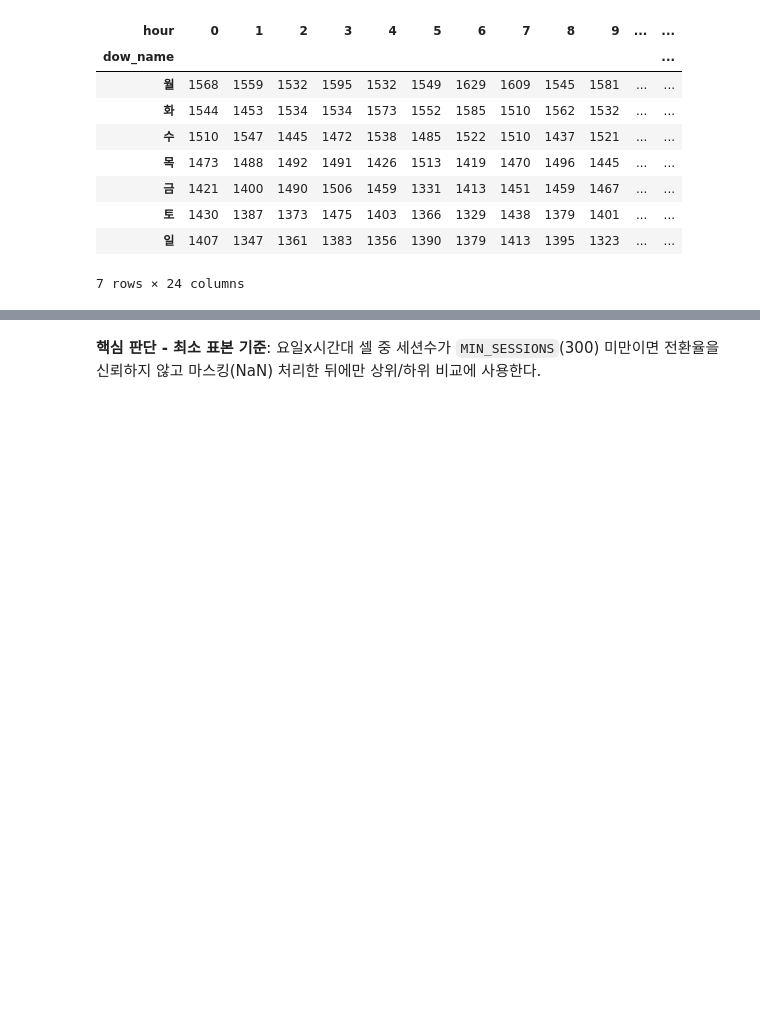
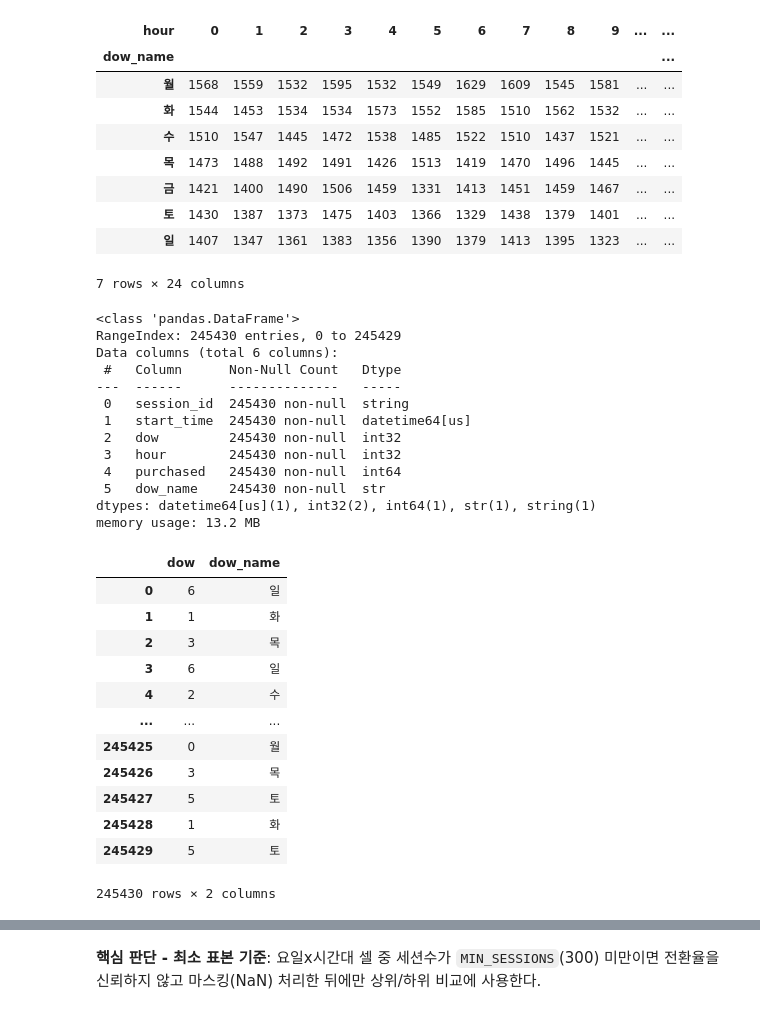
Before and after one commit to dioswifey/pandas_dev, a Jupyter notebook: Marketing30/funnel09.ipynb, the cells around one changed output, grey strips where cells are left out. Saved outputs shown, nothing was run; the diff lists cells and outputs as text; code cells hidden in the pictures; blank space fills up the shorter version.

```diff
--- a/Marketing30/funnel09.ipynb
+++ b/Marketing30/funnel09.ipynb
@@ -81,6 +122,36 @@ pivot_sessions
 | 토 | 1430 | 1387 | 1373 | 1475 | 1403 | 1366 | 1329 | 1438 | 1379 | 1401 | ... | ... |
 | 일 | 1407 | 1347 | 1361 | 1383 | 1356 | 1390 | 1379 | 1413 | 1395 | 1323 | ... | ... |
 7 rows × 24 columns
+# %%
+sess.info()
+sess[["dow", "dow_name"]]
+# %% [output]
+<class 'pandas.DataFrame'>
+RangeIndex: 245430 entries, 0 to 245429
+Data columns (total 6 columns):
+ #   Column      Non-Null Count   Dtype
+---  ------      --------------   -----
+ 0   session_id  245430 non-null  string
+ 1   start_time  245430 non-null  datetime64[us]
+ 2   dow         245430 non-null  int32
+ 3   hour        245430 non-null  int32
+ 4   purchased   245430 non-null  int64
+ 5   dow_name    245430 non-null  str
+dtypes: datetime64[us](1), int32(2), int64(1), str(1), string(1)
+memory usage: 13.2 MB
+|  | dow | dow_name |
+| 0 | 6 | 일 |
+| 1 | 1 | 화 |
+| 2 | 3 | 목 |
+| 3 | 6 | 일 |
+| 4 | 2 | 수 |
+| ... | ... | ... |
+| 245425 | 0 | 월 |
+| 245426 | 3 | 목 |
+| 245427 | 5 | 토 |
+| 245428 | 1 | 화 |
+| 245429 | 5 | 토 |
+245430 rows × 2 columns
 # %%
 pivot_conversion
 # %% [output]
```
Also changed, not shown: parts of 5 cells of this notebook, 4 other files.
